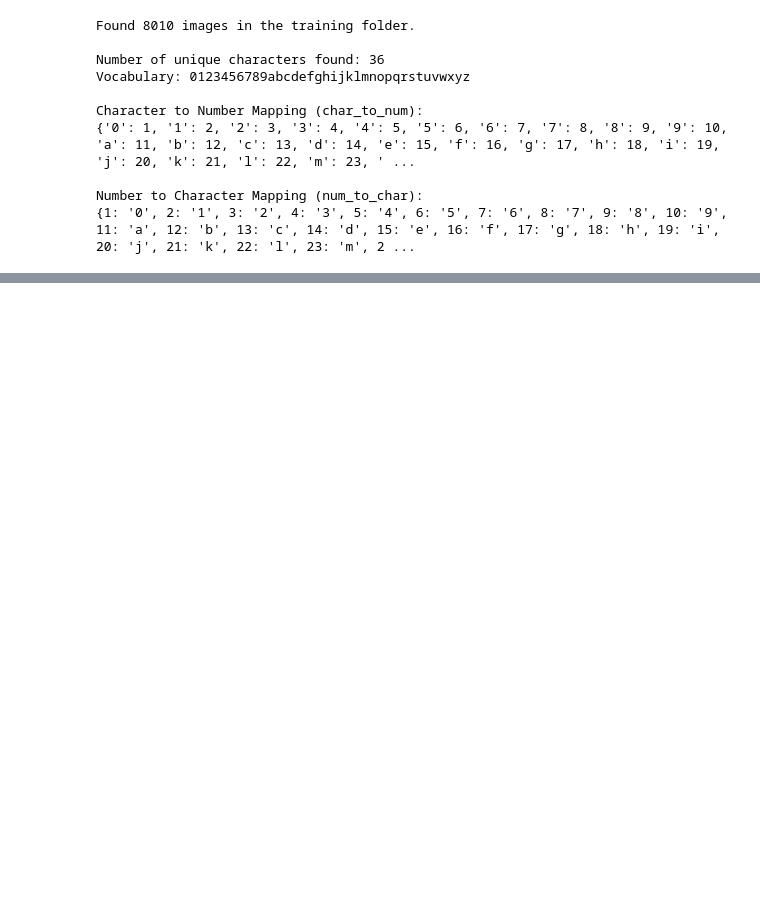
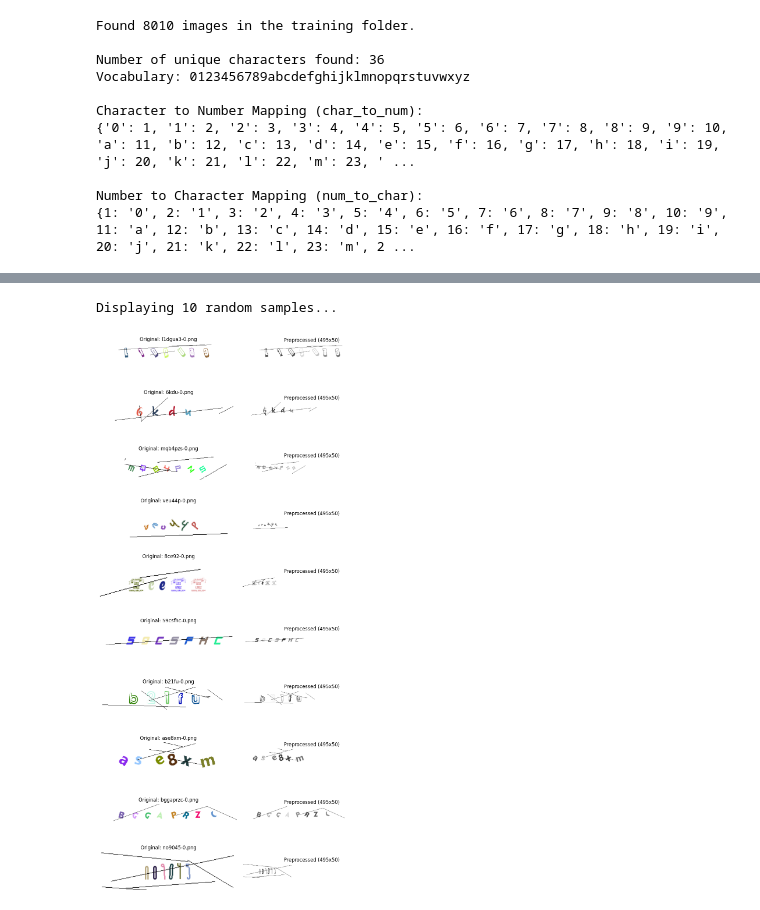
Before and after one commit to Nano-233/OCRCaptcha, a Jupyter notebook: notebooks/01-Data-Exploration-and-Preprocessing.ipynb.ipynb, the cells around one changed output, grey strips where cells are left out. Cells and saved outputs as stored; diff of their text form; code cells hidden in the pictures; blank space fills up the shorter version.

```diff
--- a/notebooks/01-Data-Exploration-and-Preprocessing.ipynb.ipynb
+++ b/notebooks/01-Data-Exploration-and-Preprocessing.ipynb.ipynb
@@ -51,0 +185,58 @@ Number to Character Mapping (num_to_char):
+# %%
+import os
+import glob
+import random
+import cv2
+import numpy as np
+import matplotlib.pyplot as plt
+
+# --- Step 1: Get all image paths and select 10 random samples ---
+
+# Make sure these are defined from your previous cell
+# IMG_WIDTH = ...
+# IMG_HEIGHT = ...
+
+all_train_paths = glob.glob("../data/main/train/*.png")
+num_samples_to_show = 10
+random_sample_paths = random.sample(all_train_paths, num_samples_to_show)
+
+print(f"Displaying {num_samples_to_show} random samples...")
+
+# --- Step 2: Create a figure to display the results ---
+# We create a grid of subplots: 10 rows, 2 columns
+fig, axes = plt.subplots(nrows=num_samples_to_show, ncols=2, figsize=(10, 20))
+
+# --- Step 3: Loop through the random samples and process/display them ---
+
+for i, image_path in enumerate(random_sample_paths):
+
+    # --- Left Column: The Original Image ---
+    original_img = cv2.imread(image_path)
+    rgb_img = cv2.cvtColor(original_img, cv2.COLOR_BGR2RGB)
+
+    ax = axes[i, 0]
+    ax.imshow(rgb_img)
+    ax.set_title(f"Original: {os.path.basename(image_path)}")
+    ax.axis('off') # Hide the x and y axes
+
+
+    # --- Right Column: The Preprocessed Image ---
+
+    # Use the function you already created!
+    processed_img = prepare_image_for_crnn(image_path, img_width=IMG_WIDTH, img_height=IMG_HEIGHT)
+
+    # To display the processed image, we need to undo the transpose and remove the channel dimension
+    # Shape goes from (width, height, 1) -> (width, height) -> (height, width)
+    display_img = np.transpose(processed_img.squeeze(), (1, 0))
+
+    ax = axes[i, 1]
+    ax.imshow(display_img, cmap='gray')
+    ax.set_title(f"Preprocessed ({IMG_WIDTH}x{IMG_HEIGHT})")
+    ax.axis('off')
+
+# Adjust layout to prevent titles from overlapping and show the plot
+plt.tight_layout()
+plt.show()
+# %% [output]
+Displaying 10 random samples...
+[figure, added]
```
Also changed, not shown: parts of 4 cells of this notebook, 1 other file.
